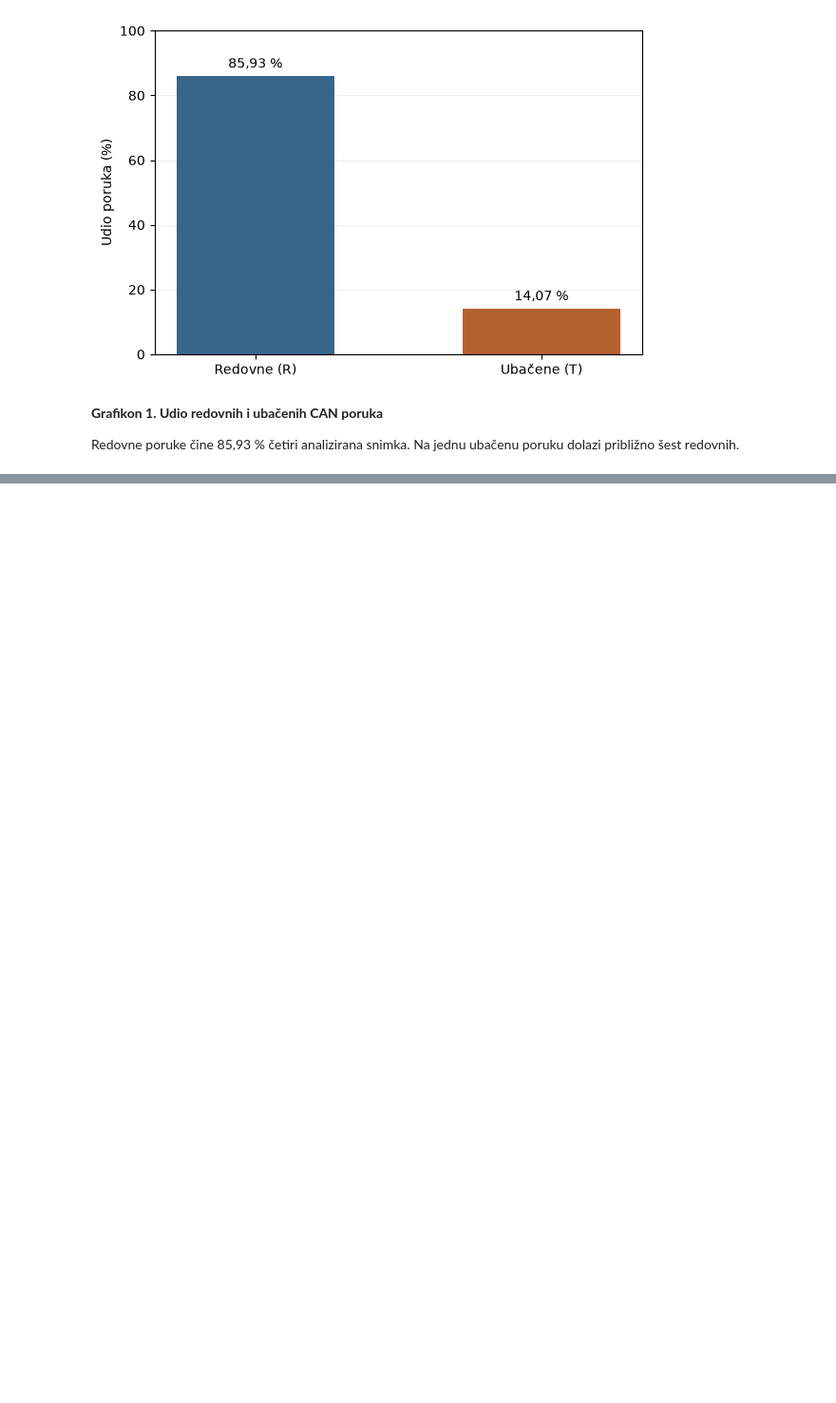
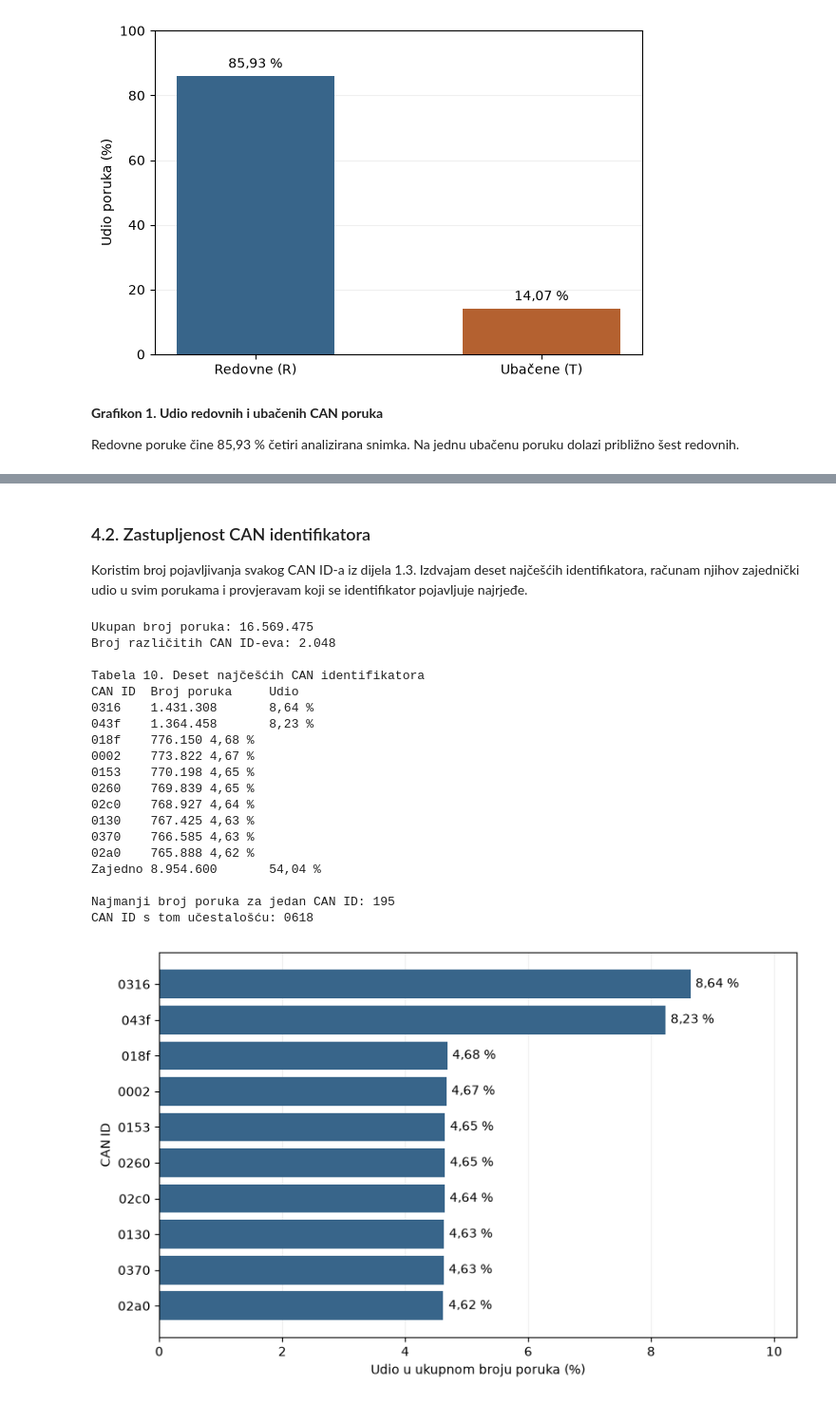
Before and after one commit to KerimOmanovic/can-attack-detection-ml, a Jupyter notebook: EDA_Car_Hacking.ipynb, the cells around one changed output, grey strips where cells are left out. Shown at 95% size. Drawn from its saved outputs; the diff is of its cells as text; code cells hidden in the pictures; blank space fills up the shorter version.

```diff
--- a/EDA_Car_Hacking.ipynb
+++ b/EDA_Car_Hacking.ipynb
@@ -653,3 +508,80 @@ Broj različitih kategorija: 2
 Redovne poruke čine 85,93 % četiri analizirana snimka. Na jednu ubačenu poruku dolazi približno šest redovnih.
 # %% [markdown]
 ![image.png](attachment:6e8a21bc-c806-434d-a2e0-b4a1ce55aaad.png)
+# %% [markdown]
+### 4.2. Zastupljenost CAN identifikatora
+
+Koristim broj pojavljivanja svakog CAN ID-a iz dijela 1.3. Izdvajam deset najčešćih identifikatora, računam njihov zajednički udio u svim porukama i provjeravam koji se identifikator pojavljuje najrjeđe.
+# %%
+import matplotlib.pyplot as plt
+
+broj_po_id = ucestalosti["CAN ID"]
+ukupno_poruka = sum(broj_po_id.values())
+
+# Kod jednakog broja poruka identifikatore poredam po oznaci.
+poredani_id = sorted(broj_po_id.items(), key=lambda par: (-par[1], par[0]))
+prvih_deset = poredani_id[:10]
+zbir_prvih_deset = sum(broj for _, broj in prvih_deset)
+
+
+def prikazi_broj(broj):
+    return f"{broj:,}".replace(",", ".")
+
+
+def prikazi_udio(broj):
+    return f"{100 * broj / ukupno_poruka:.2f}".replace(".", ",") + " %"
+
+
+print(f"Ukupan broj poruka: {prikazi_broj(ukupno_poruka)}")
+print(f"Broj različitih CAN ID-eva: {prikazi_broj(len(broj_po_id))}")
+
+print("\nTabela 10. Deset najčešćih CAN identifikatora")
+print("CAN ID\tBroj poruka\tUdio")
+for can_id, broj in prvih_deset:
+    print(f"{can_id}\t{prikazi_broj(broj)}\t{prikazi_udio(broj)}")
+
+print(f"Zajedno\t{prikazi_broj(zbir_prvih_deset)}\t{prikazi_udio(zbir_prvih_deset)}")
+
+najmanji_broj = poredani_id[-1][1]
+najrjedi_id = [can_id for can_id, broj in poredani_id if broj == najmanji_broj]
+print(f"\nNajmanji broj poruka za jedan CAN ID: {prikazi_broj(najmanji_broj)}")
+print("CAN ID s tom učestalošću:", ", ".join(najrjedi_id))
+
+identifikatori = [can_id for can_id, _ in prvih_deset]
+procenti = [100 * broj / ukupno_poruka for _, broj in prvih_deset]
+oznake = [prikazi_udio(broj) for _, broj in prvih_deset]
+
+fig, ax = plt.subplots(figsize=(8, 5))
+stubovi = ax.barh(identifikatori, procenti, color="#38658A")
+ax.invert_yaxis()
+ax.set_xlabel("Udio u ukupnom broju poruka (%)")
+ax.set_ylabel("CAN ID")
+ax.set_xlim(0, max(procenti) * 1.2)
+ax.set_axisbelow(True)
+ax.grid(axis="x", alpha=0.2)
+ax.bar_label(stubovi, labels=oznake, padding=4)
+
+fig.tight_layout()
+plt.show()
+plt.close(fig)
+# %% [output]
+Ukupan broj poruka: 16.569.475
+Broj različitih CAN ID-eva: 2.048
+
+Tabela 10. Deset najčešćih CAN identifikatora
+CAN ID  Broj poruka     Udio
+0316    1.431.308       8,64 %
+043f    1.364.458       8,23 %
+018f    776.150 4,68 %
+0002    773.822 4,67 %
+0153    770.198 4,65 %
+0260    769.839 4,65 %
+02c0    768.927 4,64 %
+0130    767.425 4,63 %
+0370    766.585 4,63 %
+02a0    765.888 4,62 %
+Zajedno 8.954.600       54,04 %
+
+Najmanji broj poruka za jedan CAN ID: 195
+CAN ID s tom učestalošću: 0618
+[figure, added]
```
Also changed, not shown: parts of 52 cells of this notebook, 33 other files.
